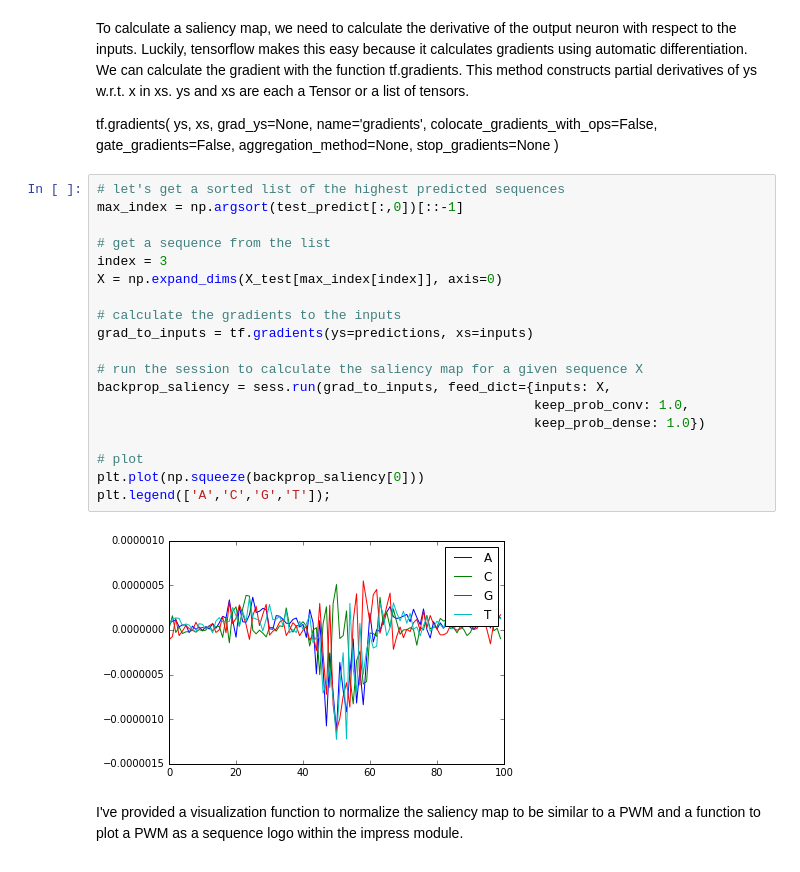
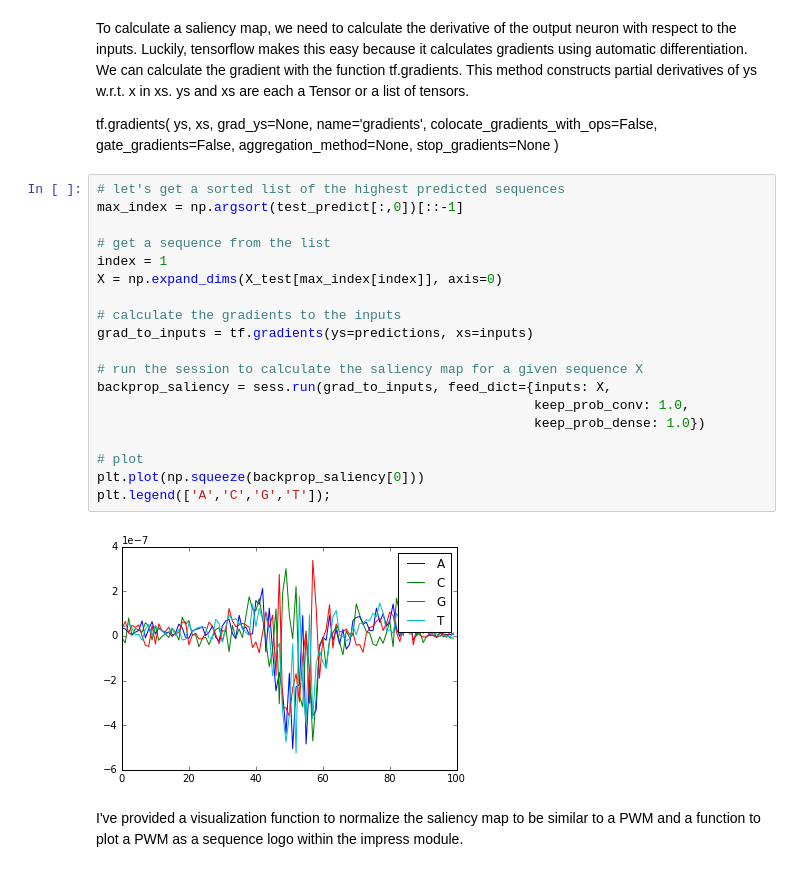
Before and after one commit to p-koo/tensorflow_tutorial_genomics, a Jupyter notebook: tutorials_tensorflow/Notebook_CNN_TF.ipynb, the cells around one changed output. Saved outputs shown, nothing was run; the diff lists cells and outputs as text.

```diff
--- a/tutorials_tensorflow/Notebook_CNN_TF.ipynb
+++ b/tutorials_tensorflow/Notebook_CNN_TF.ipynb
@@ -706,24 +706,24 @@ tf.gradients(
 # %%
 # let's get a sorted list of the highest predicted sequences
 max_index = np.argsort(test_predict[:,0])[::-1]
 
 # get a sequence from the list
-index = 3
+index = 1
 X = np.expand_dims(X_test[max_index[index]], axis=0)
 
 # calculate the gradients to the inputs
 grad_to_inputs = tf.gradients(ys=predictions, xs=inputs)
 
 # run the session to calculate the saliency map for a given sequence X
 backprop_saliency = sess.run(grad_to_inputs, feed_dict={inputs: X,
                                                         keep_prob_conv: 1.0,
                                                         keep_prob_dense: 1.0})
 
 # plot
 plt.plot(np.squeeze(backprop_saliency[0]))
 plt.legend(['A','C','G','T']);
 # %% [output]
-[figure, old version]
+[figure, new version]
 # %% [markdown]
 I've provided a visualization function to normalize the saliency map to be similar to a PWM and a function to plot a PWM as a sequence logo within the impress module.
 # %%
```
Also changed, not shown: parts of 7 cells of this notebook, 23 other files.
